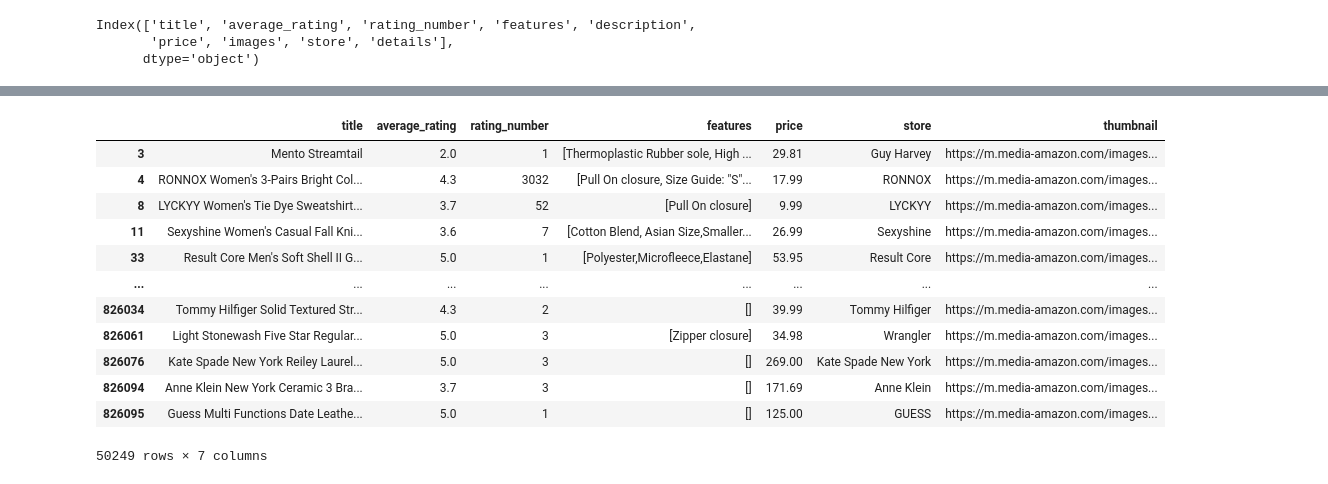
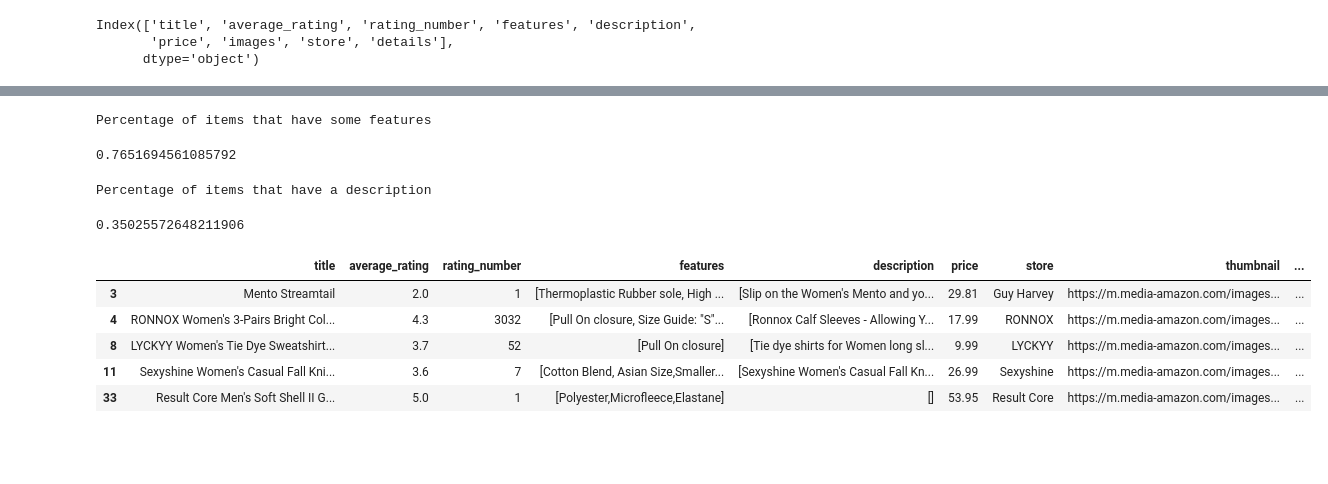
Before and after one commit to ArmaanButt/fashion-rec, a Jupyter notebook: notebooks/1_exploration.ipynb, the cells around one changed output, grey strips where cells are left out. Drawn from its saved outputs; the diff is of its cells as text; code cells hidden in the pictures; blank space fills up the shorter version.

Commit message:
Calculated data availability percentages.

```diff
--- a/notebooks/1_exploration.ipynb
+++ b/notebooks/1_exploration.ipynb
@@ -94,25 +115,44 @@ df.head()
 | 4 | RONNOX Women's 3-Pairs Bright Col... | 4.3 | 3032 | [Pull On closure, Size Guide: "S"... | [Ronnox Calf Sleeves - Allowing Y... | 17.99 | [{'thumb': 'https://m.media-amazo... | RONNOX | {'Is Discontinued By Manufacturer... | ... |
 # %%
 # Drop additional columns
-df = df.drop(['description', 'details', 'images'], axis=1)
+df = df.drop(['details', 'images'], axis=1)
 # %%
 # Reduces the dataset
 df = df[df['price'].isna() == False]
+# %%
+print("Percentage of items that have some features")
+sum(df['features'].apply(lambda x: 1 if len(x) > 0 else 0)) / len(df)
+# %% [output]
+Percentage of items that have some features
+0.7651694561085792
+# %%
+print("Percentage of items that have a description")
+sum(df['description'].apply(lambda x: 1 if len(x) > 0 else 0)) / len(df)
+# %% [output]
+Percentage of items that have a description
+0.35025572648211906
+# %%
+def generate_product_spec_string(df_row):
+    result = ""
+    result += df_row['title']
+    if len(df_row['features']) > 0:
+        result = result + " "  + " ".join(df_row['features'])
+
+    if len(df_row['description']) > 0:
+        result = result + " "  + " ".join(df_row['description'])
+
+    return result
+
+
+df['product_spec'] = df.apply(generate_product_spec_string, axis=1)
 # %%
-df
+df.head()
 # %% [output]
-|  | title | average_rating | rating_number | features | price | store | thumbnail |
-| 3 | Mento Streamtail | 2.0 | 1 | [Thermoplastic Rubber sole, High ... | 29.81 | Guy Harvey | https://m.media-amazon.com/images... |
-| 4 | RONNOX Women's 3-Pairs Bright Col... | 4.3 | 3032 | [Pull On closure, Size Guide: "S"... | 17.99 | RONNOX | https://m.media-amazon.com/images... |
-| 8 | LYCKYY Women's Tie Dye Sweatshirt... | 3.7 | 52 | [Pull On closure] | 9.99 | LYCKYY | https://m.media-amazon.com/images... |
-| 11 | Sexyshine Women's Casual Fall Kni... | 3.6 | 7 | [Cotton Blend, Asian Size,Smaller... | 26.99 | Sexyshine | https://m.media-amazon.com/images... |
-| 33 | Result Core Men's Soft Shell II G... | 5.0 | 1 | [Polyester,Microfleece,Elastane] | 53.95 | Result Core | https://m.media-amazon.com/images... |
-| ... | ... | ... | ... | ... | ... | ... | ... |
-| 826034 | Tommy Hilfiger Solid Textured Str... | 4.3 | 2 | [] | 39.99 | Tommy Hilfiger | https://m.media-amazon.com/images... |
-| 826061 | Light Stonewash Five Star Regular... | 5.0 | 3 | [Zipper closure] | 34.98 | Wrangler | https://m.media-amazon.com/images... |
-| 826076 | Kate Spade New York Reiley Laurel... | 5.0 | 3 | [] | 269.00 | Kate Spade New York | https://m.media-amazon.com/images... |
-| 826094 | Anne Klein New York Ceramic 3 Bra... | 3.7 | 3 | [] | 171.69 | Anne Klein | https://m.media-amazon.com/images... |
-| 826095 | Guess Multi Functions Date Leathe... | 5.0 | 1 | [] | 125.00 | GUESS | https://m.media-amazon.com/images... |
+|  | title | average_rating | rating_number | features | description | price | store | thumbnail | ... |
+| 3 | Mento Streamtail | 2.0 | 1 | [Thermoplastic Rubber sole, High ... | [Slip on the Women's Mento and yo... | 29.81 | Guy Harvey | https://m.media-amazon.com/images... | ... |
+| 4 | RONNOX Women's 3-Pairs Bright Col... | 4.3 | 3032 | [Pull On closure, Size Guide: "S"... | [Ronnox Calf Sleeves - Allowing Y... | 17.99 | RONNOX | https://m.media-amazon.com/images... | ... |
+| 8 | LYCKYY Women's Tie Dye Sweatshirt... | 3.7 | 52 | [Pull On closure] | [Tie dye shirts for Women long sl... | 9.99 | LYCKYY | https://m.media-amazon.com/images... | ... |
+| 11 | Sexyshine Women's Casual Fall Kni... | 3.6 | 7 | [Cotton Blend, Asian Size,Smaller... | [Sexyshine Women's Casual Fall Kn... | 26.99 | Sexyshine | https://m.media-amazon.com/images... | ... |
+| 33 | Result Core Men's Soft Shell II G... | 5.0 | 1 | [Polyester,Microfleece,Elastane] | [] | 53.95 | Result Core | https://m.media-amazon.com/images... | ... |
-50249 rows × 7 columns
 # %%
 df.to_json('../data/processed_data.jsonl', orient='records', lines=True)
```
Also changed, not shown: parts of 8 cells of this notebook.
